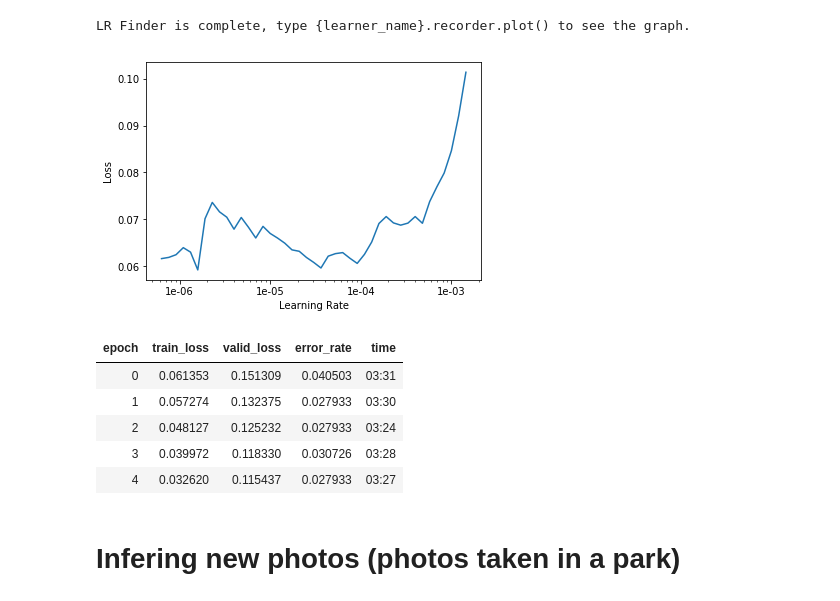
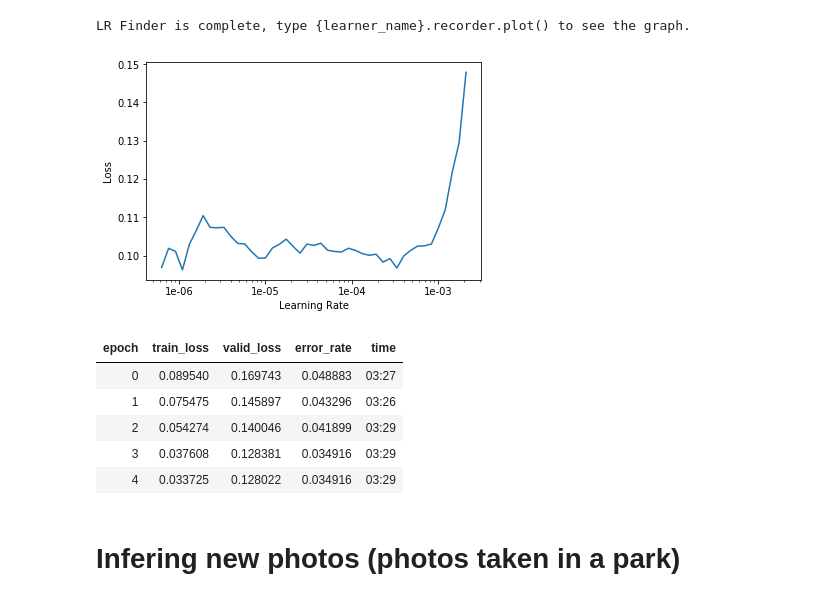
Before and after one commit to Jav-DL/fastai-v3, a Jupyter notebook: Lesson_1_102_Flowers_UK.ipynb, the cells around one changed output. Saved outputs shown, nothing was run; the diff lists cells and outputs as text; code cells hidden in the pictures.

```diff
--- a/Lesson_1_102_Flowers_UK.ipynb
+++ b/Lesson_1_102_Flowers_UK.ipynb
@@ -53,7 +58,7 @@ path
 bs = 64 #batch size defined
 # %%
 #Adding transformation
-flowers_tfms = get_transforms(flip_vert=True, max_lighting=0.1, max_zoom=1.05, max_warp=0.)
+flowers_tfms = get_transforms(flip_vert=False, max_lighting=0.1, max_zoom=1.05, max_warp=0.)
 # %%
 data = ImageDataBunch.from_csv(path, csv_labels = 'train.csv',size=224, valid_pct=0.1, ds_tfms=flowers_tfms).normalize(imagenet_stats)
 # %%
@@ -165,14 +179,14 @@ LR Finder is complete, type {learner_name}.recorder.plot() to see the graph.
 # %%
 learn.recorder.plot()
 # %% [output]
-[figure, old version]
+[figure, new version]
 # %%
 learn.unfreeze()
-learn.fit_one_cycle(5, max_lr=slice(1e-5,1e-4))
+learn.fit_one_cycle(5, max_lr=slice(4e-6,1e-4))
 # %% [output]
 | epoch | train_loss | valid_loss | error_rate | time |
-| 0 | 0.061353 | 0.151309 | 0.040503 | 03:31 |
-| 1 | 0.057274 | 0.132375 | 0.027933 | 03:30 |
-| 2 | 0.048127 | 0.125232 | 0.027933 | 03:24 |
-| 3 | 0.039972 | 0.118330 | 0.030726 | 03:28 |
-| 4 | 0.032620 | 0.115437 | 0.027933 | 03:27 |
+| 0 | 0.089540 | 0.169743 | 0.048883 | 03:27 |
+| 1 | 0.075475 | 0.145897 | 0.043296 | 03:26 |
+| 2 | 0.054274 | 0.140046 | 0.041899 | 03:29 |
+| 3 | 0.037608 | 0.128381 | 0.034916 | 03:29 |
+| 4 | 0.033725 | 0.128022 | 0.034916 | 03:29 |
```
Also changed, not shown: parts of 11 cells of this notebook.
